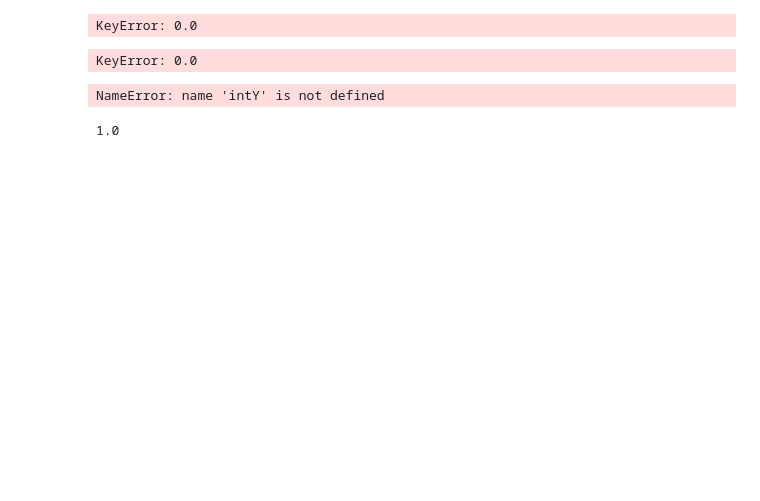
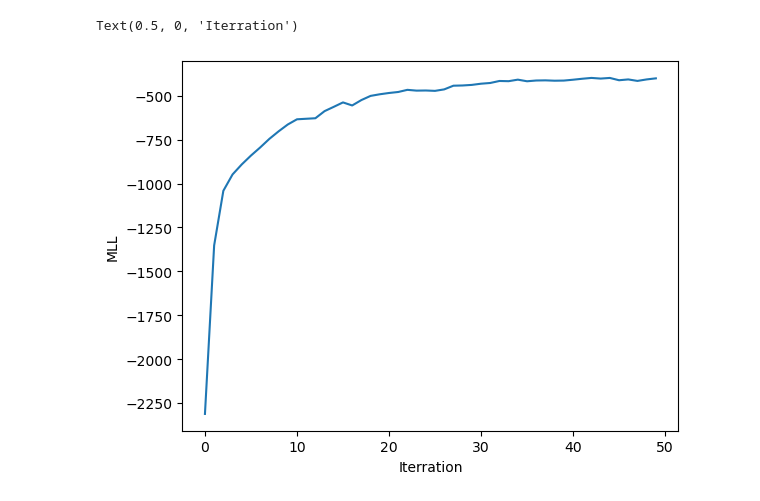
Before and after one commit to SigneDjernis/Latent_Distance_Models, a Jupyter notebook: Dolphins dataset/Dolphins_grad.ipynb, the cells around one changed output. Drawn from its saved outputs; the diff is of its cells as text; code cells hidden in the pictures; blank space fills up the shorter version.

Commit message:
Test gradient method on Doplhins data

```diff
--- a/Dolphins dataset/Dolphins_grad.ipynb
+++ b/Dolphins dataset/Dolphins_grad.ipynb
@@ -15,16 +13,16 @@ Functions.grad(1,0,Y,points)
-# %%
-Functions.function(points,Y)
-# %% [output]
-KeyError: 0.0
-# %%
-(np.linalg.norm(points[Y[1][1]-1] - points[Y[1][2]-1]))**2
-# %% [output]
-KeyError: 0.0
-# %%
-points[intY[1][1]-1]
-# %% [output]
-NameError: name 'intY' is not defined
-# %%
-Y[1][1]
-# %% [output]
-1.0
+# %%
+n = 50 # Number of iterations
+graf = np.zeros(n)
+for k in range(n):
+    for i in range(1,num_samples+1): # Run over number of num_samples
+        for j in range(2): # Run over dimension
+            points[i][j] += 0.1*Gradient_function(i,j,Y,points) # Use Gradient_function and take step=0.1*grad
+
+    graf[k] = Loss_function(points,Y) # Calcualte the probability using Loss_function
+# %%
+plt.plot(graf)
+plt.ylabel('MLL')
+plt.xlabel('Iterration')
+# %% [output]
+Text(0.5, 0, 'Iterration')
+[figure, added]
```
Also changed, not shown: parts of 3 cells of this notebook.
